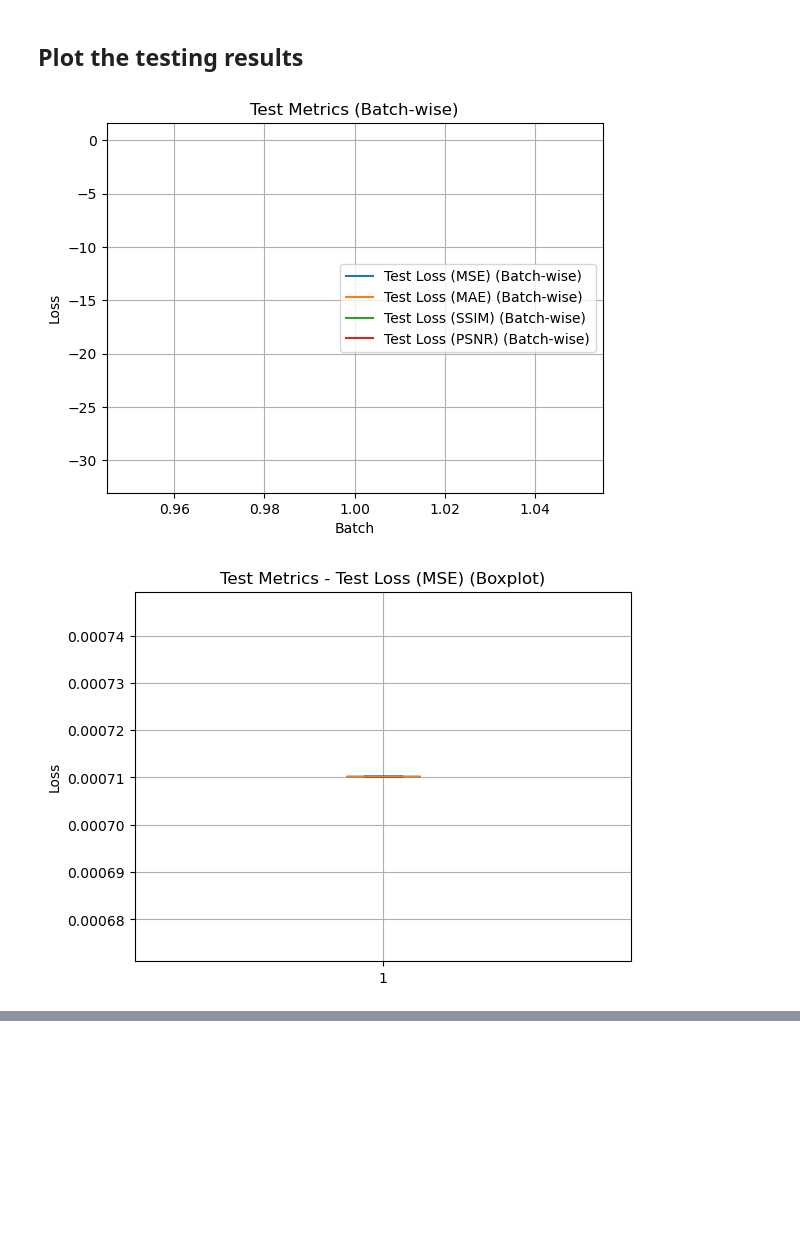
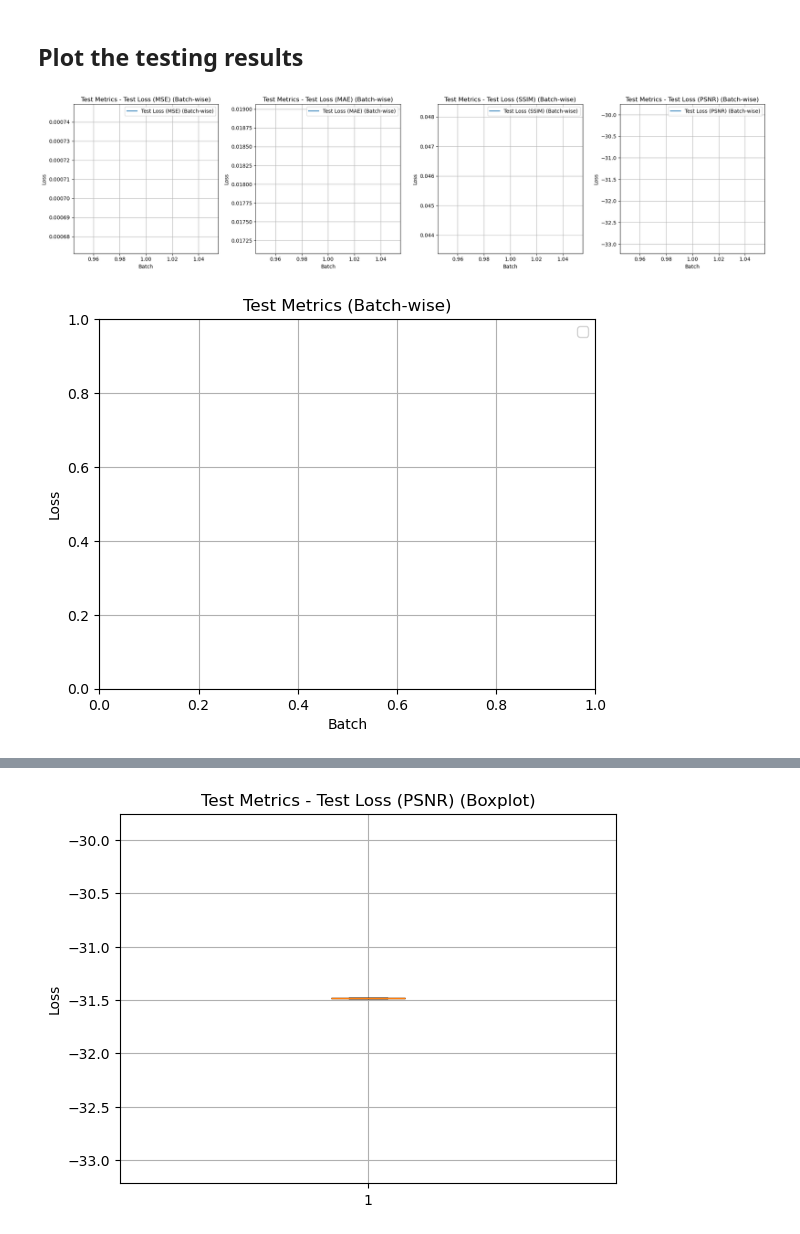
Before and after one commit to r-grun/stereo-recreation-from-anaglyphs, a Jupyter notebook: image_colorization/test_model.ipynb, the cells around one changed output, grey strips where cells are left out. Drawn from its saved outputs; the diff is of its cells as text; code cells hidden in the pictures; blank space fills up the shorter version.

Commit message:
Display batch wise separately

```diff
--- a/image_colorization/test_model.ipynb
+++ b/image_colorization/test_model.ipynb
@@ -107,31 +107,38 @@ csv_path = os.path.join(c.RESULTS_PATH, f"testing_losses_unet_{testing_run_times
 # Read the CSV file
 df = pd.read_csv(csv_path)
 # %%
-# Read the CSV file
-df = pd.read_csv(csv_path)
+# Plot all metrics for each batch in separate plots in a row
+metrics = df.columns[1:]  # Skip the 'Batch' column
+num_metrics = len(metrics)
+fig, axes = plt.subplots(1, num_metrics, figsize=(5 * num_metrics, 5))
 
-# Plot all metrics for each batch in one graph
-metrics = df.columns[1:]  # Skip the 'Batch' column
-plt.figure()
-for metric in metrics:
-    plt.plot(df['Batch'], df[metric], label=f"{metric} (Batch-wise)")
+for i, metric in enumerate(metrics):
+    axes[i].plot(df['Batch'], df[metric], label=f"{metric} (Batch-wise)")
+    axes[i].set_xlabel('Batch')
+    axes[i].set_ylabel('Loss')
+    axes[i].set_title(f'Test Metrics - {metric} (Batch-wise)')
+    axes[i].legend()
+    axes[i].grid(True)
+
+plt.tight_layout()
+plt.show()
 
 # Add labels and title
 plt.xlabel('Batch')
 plt.ylabel('Loss')
 plt.title('Test Metrics (Batch-wise)')
 plt.legend()
 plt.grid(True)
 plt.show()
 
 # Plot min, max, and average values for each metric using vertical boxplots
 for metric in metrics:
     plt.figure()
     plt.boxplot(df[metric], vert=True, patch_artist=True)
     plt.ylabel('Loss')
     plt.title(f'Test Metrics - {metric} (Boxplot)')
     plt.grid(True)
     plt.show()
 # %% [output]
-[figure, old version]
+[figure, new version]
-[figure, old version]
+[figure, new version]
@@ -140,0 +148 @@ for metric in metrics:
+[figure, added]
```
Also changed, not shown: parts of 1 cell of this notebook.
